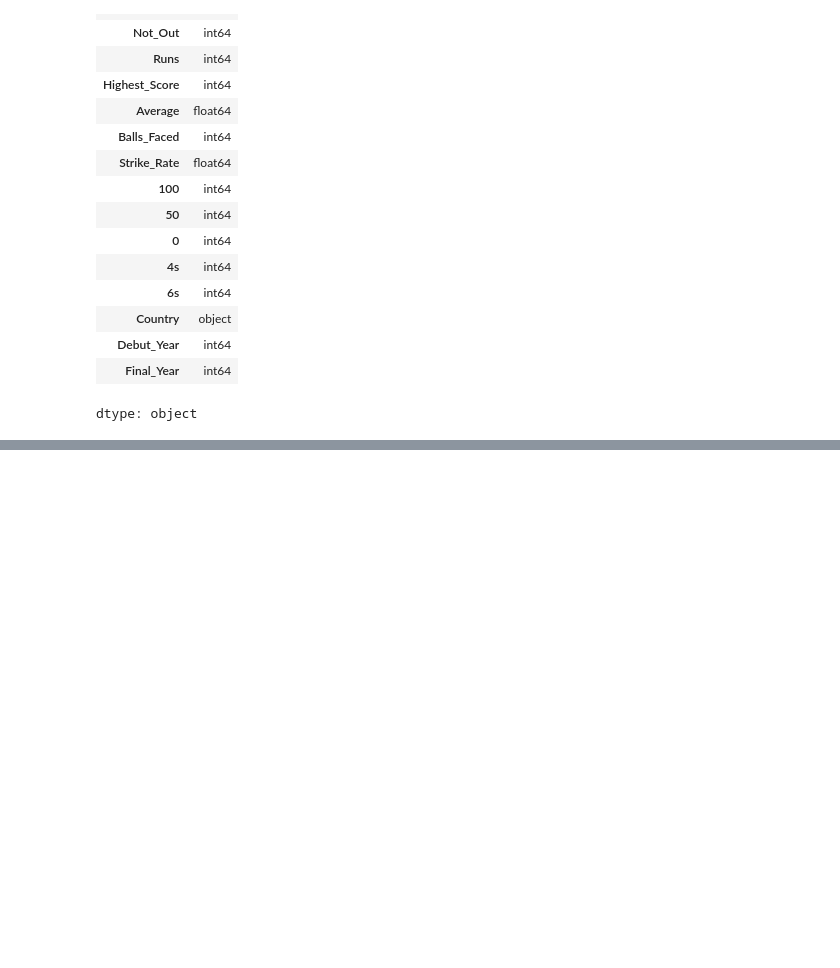
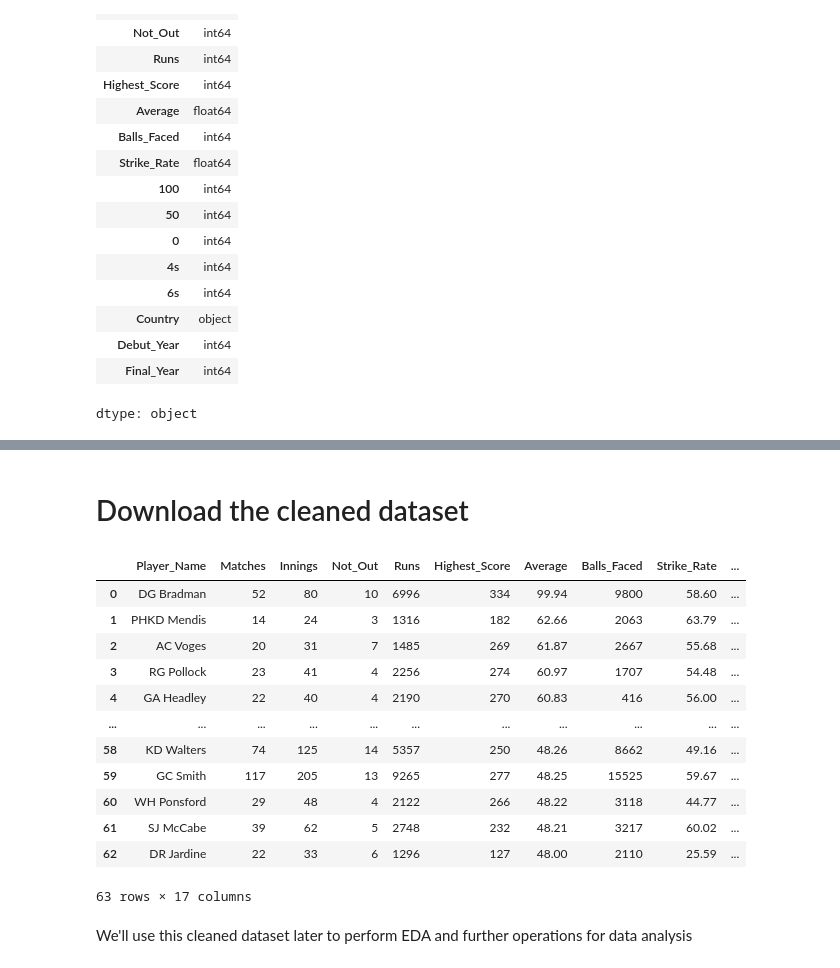
Before and after one commit to SamaSamrin/Data-Cleaning-with-Python, a Jupyter notebook: Data_Cleaning_Final_Basics_on_Player_Stats_Dataset.ipynb, the cells around one changed output, grey strips where cells are left out. Cells and saved outputs as stored; diff of their text form; code cells hidden in the pictures; blank space fills up the shorter version.

```diff
--- a/Data_Cleaning_Final_Basics_on_Player_Stats_Dataset.ipynb
+++ b/Data_Cleaning_Final_Basics_on_Player_Stats_Dataset.ipynb
@@ -609,3 +609,21 @@ df.describe()
 | 50% | 79.000000 | 131.000000 | 12.000000 | 6149.000000 | 243.000000 | 51.620000 | 6558.000000 | 49.560000 | 19.000000 | ... |
 | 75% | 118.500000 | 199.000000 | 19.000000 | 9048.500000 | 278.000000 | 56.345000 | 15801.000000 | 55.960000 | 28.500000 | ... |
 | max | 200.000000 | 329.000000 | 49.000000 | 15921.000000 | 400.000000 | 99.940000 | 31258.000000 | 87.520000 | 51.000000 | ... |
+# %% [markdown]
+# Download the cleaned dataset
+# %%
+df
+# %% [output]
+|  | Player_Name | Matches | Innings | Not_Out | Runs | Highest_Score | Average | Balls_Faced | Strike_Rate | ... |
+| 0 | DG Bradman | 52 | 80 | 10 | 6996 | 334 | 99.94 | 9800 | 58.60 | ... |
+| 1 | PHKD Mendis | 14 | 24 | 3 | 1316 | 182 | 62.66 | 2063 | 63.79 | ... |
+| 2 | AC Voges | 20 | 31 | 7 | 1485 | 269 | 61.87 | 2667 | 55.68 | ... |
+| 3 | RG Pollock | 23 | 41 | 4 | 2256 | 274 | 60.97 | 1707 | 54.48 | ... |
+| 4 | GA Headley | 22 | 40 | 4 | 2190 | 270 | 60.83 | 416 | 56.00 | ... |
+| ... | ... | ... | ... | ... | ... | ... | ... | ... | ... | ... |
+| 58 | KD Walters | 74 | 125 | 14 | 5357 | 250 | 48.26 | 8662 | 49.16 | ... |
+| 59 | GC Smith | 117 | 205 | 13 | 9265 | 277 | 48.25 | 15525 | 59.67 | ... |
+| 60 | WH Ponsford | 29 | 48 | 4 | 2122 | 266 | 48.22 | 3118 | 44.77 | ... |
+| 61 | SJ McCabe | 39 | 62 | 5 | 2748 | 232 | 48.21 | 3217 | 60.02 | ... |
+| 62 | DR Jardine | 22 | 33 | 6 | 1296 | 127 | 48.00 | 2110 | 25.59 | ... |
+63 rows × 17 columns
@@ -611,0 +633,2 @@ df.describe()
+# %% [markdown]
+We'll use this cleaned dataset later to perform EDA and further operations for data analysis
```
Also changed, not shown: parts of 1 cell of this notebook.
